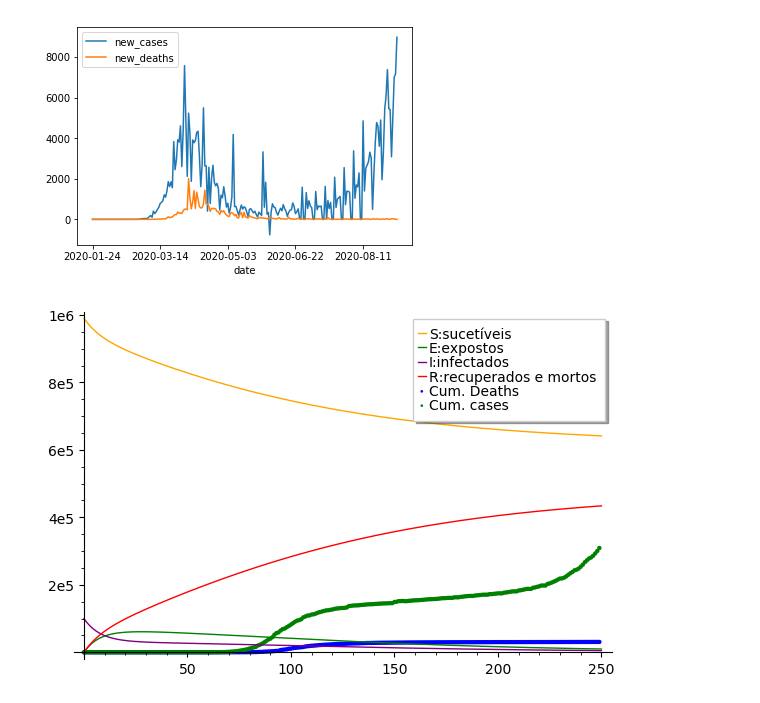
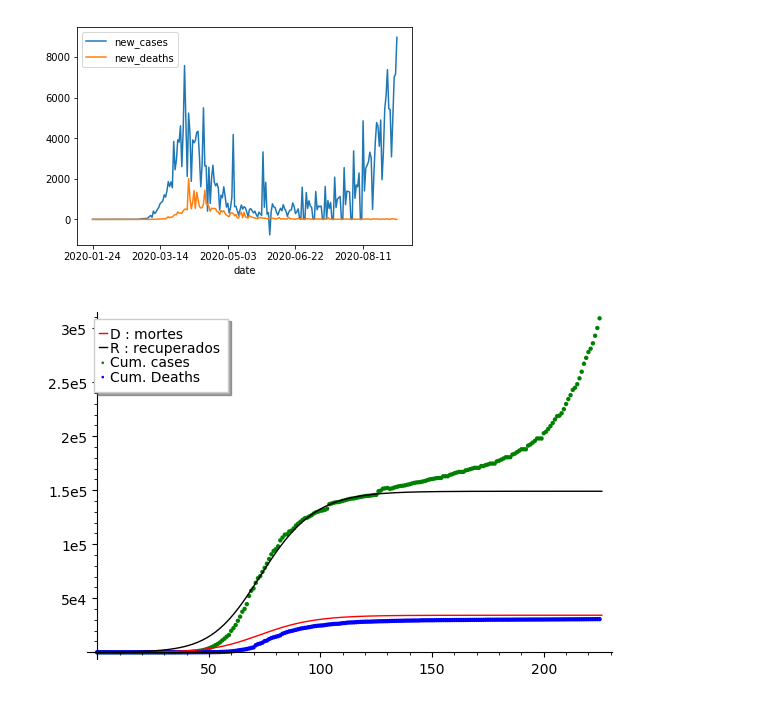
Before and after one commit to HannaRF/Modelagem-da-COVID-19-na-Franca, a Jupyter notebook: Simulações.ipynb, the cells around one changed output. Cells and saved outputs as stored; diff of their text form; code cells hidden in the pictures.

```diff
--- a/Simulações.ipynb
+++ b/Simulações.ipynb
@@ -16,11 +18,12 @@ $$\frac {dR}{dT}=\gamma \cdot I(t)$$
 # %%
 def ODE (t,y,params):
-    S,E,I,R = y
-    lam,alfa,gama = params
+    S,E,I,R,D = y
+    lam,alfa,gama,mu = params
     return [-lam*S*I,
             lam*S*I - alfa*E,
-            alfa*E - gama*I,
-            gama*I ]
+            alfa*E - gama*I - mu*I,
+            gama*I,
+            mu*I ]
 # %%
 data = pd.read_csv("owid-covid-data.csv")
 data = data[data.iso_code=="FRA"]
@@ -62,24 +65,25 @@ T.function = ODE
 def plot_results(params):
     popFRA = 67 * 10^6
 
-    inits = [0.99,0,0.1,0]
-    t_span=[0,len(data)]
+    inits = [0.999,0,0.001,0,0]
+    t_span=[0,len(data)/3] ##falta ajustar
     num_points=len(data)
 
     T.ode_solve(t_span, inits, num_points,params)
     t0=params[-1]
-    sim = get_sim_array(T.solution)*10^6 ##falta ajustar,seria popFRA
+    sim = get_sim_array(T.solution)*2*10^5 ##falta ajustar,homogeneidade
 
-    C = list_plot(data['total_cases'],color='green',legend_label='Cum. cases')
-    D = list_plot(data['total_deaths'],color='blue', legend_label='Cum. Deaths')
-    S = list_plot(sim[:,-4], color='orange',legend_label='S:sucetíveis', plotjoined=True)
-    E = list_plot(sim[:,-3], color='green',legend_label='E:expostos', plotjoined=True)
-    I = list_plot(sim[:,-2], color='purple',legend_label='I:infectados', plotjoined=True)
-    R = list_plot(sim[:,-1], color='red',legend_label='R:recuperados e mortos', plotjoined=True)
+    data_C = list_plot(data['total_cases'],color='green',legend_label='Cum. cases')
+    data_D = list_plot(data['total_deaths'],color='blue', legend_label='Cum. Deaths')
+    S = list_plot(sim[:,-5], color='orange',legend_label='S : sucetíveis', plotjoined=True)
+    E = list_plot(sim[:,-4], color='green',legend_label='E : expostos', plotjoined=True)
+    I = list_plot(sim[:,-3], color='purple',legend_label='I : infectados', plotjoined=True)
+    R = list_plot(sim[:,-2], color='black',legend_label='R : recuperados', plotjoined=True)
+    D = list_plot(sim[:,-1], color='red',legend_label='D : mortes', plotjoined=True)
 
-    show(D+C+S+E+I+R)
+    show(data_C+data_D+D+R)
 # %%
-params=[0.09,0.04,0.09]
+params=[1,0.6,0.3,0.069]
 plot_results(params)
 # %% [output]
-[figure, old version]
+[figure, new version]
```
Also changed, not shown: parts of 2 cells of this notebook.
